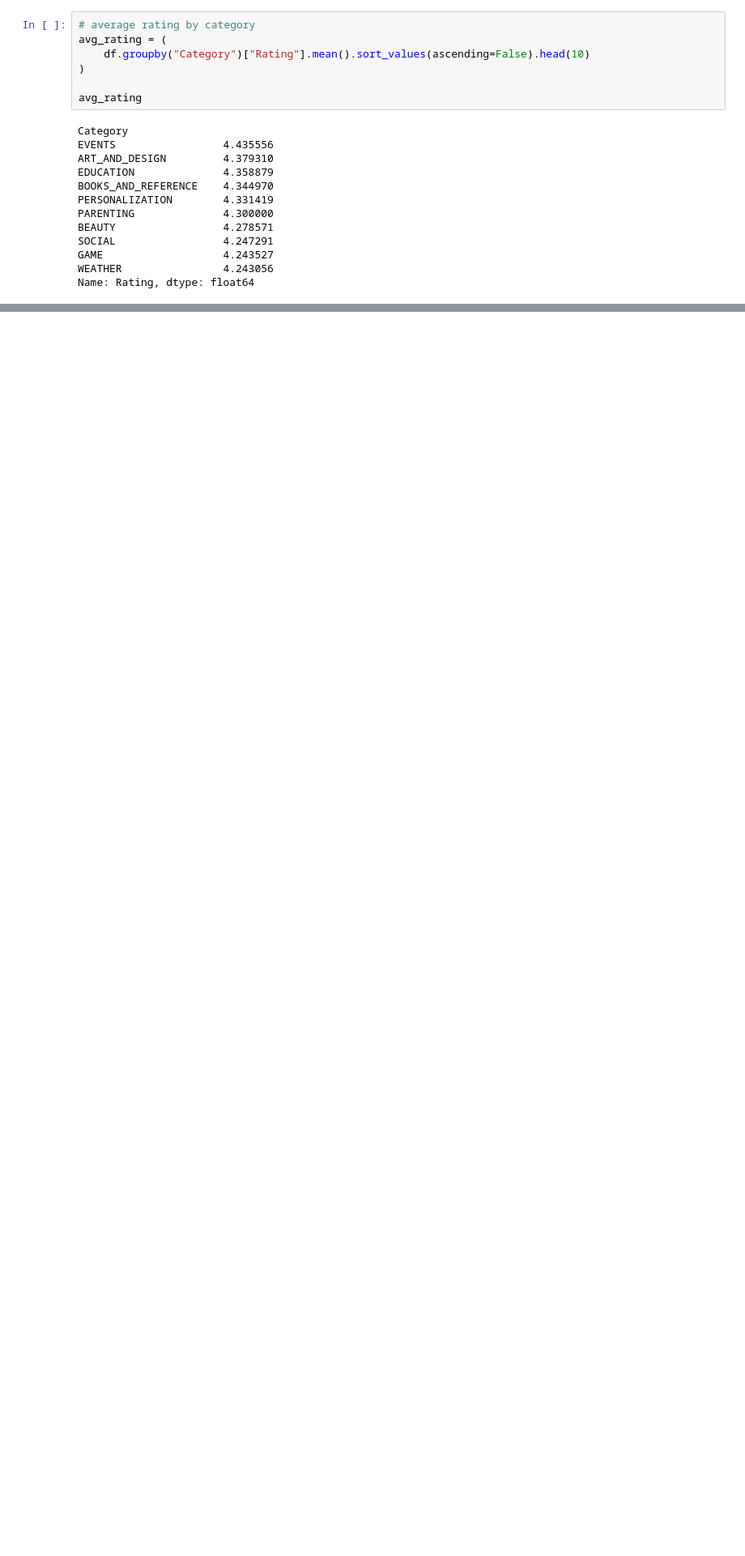
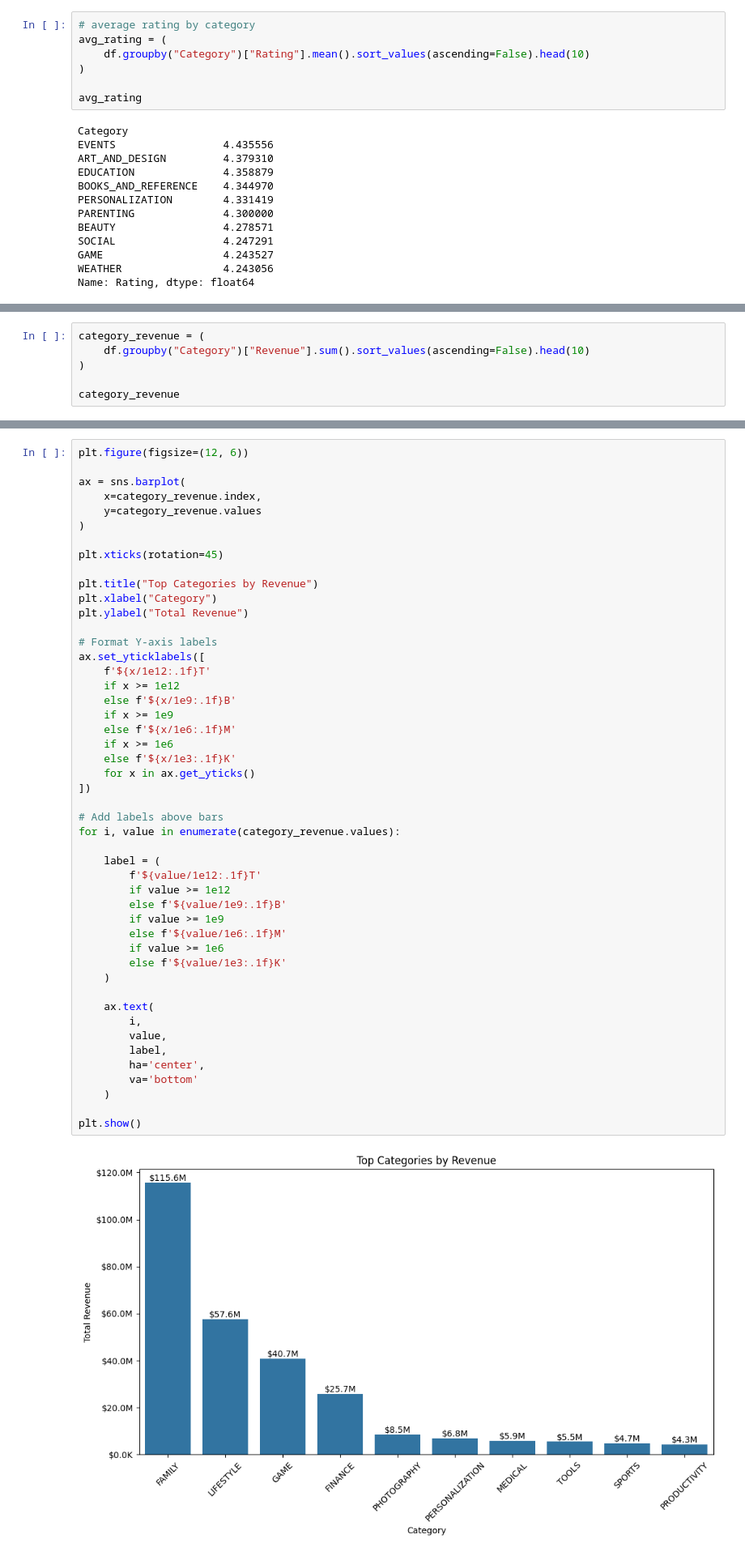
Before and after one commit to OmChauhan07/Google_Play_Store_Data_Analytics, a Jupyter notebook: Notebooks/EDA_and_Visualiation_Preprocessing.ipynb, the cells around one changed output, grey strips where cells are left out. Shown at 81% size. Cells and saved outputs as stored; diff of their text form; blank space fills up the shorter version.

```diff
--- a/Notebooks/EDA_and_Visualiation_Preprocessing.ipynb
+++ b/Notebooks/EDA_and_Visualiation_Preprocessing.ipynb
@@ -231,3 +232,9 @@ plt.ylabel("Average Rating")
 plt.show()
 # %% [output]
 [figure]
+# %%
+category_revenue = (
+    df.groupby("Category")["Revenue"].sum().sort_values(ascending=False).head(10)
+)
+
+category_revenue
@@ -233,0 +254,50 @@ plt.show()
+# %%
+plt.figure(figsize=(12, 6))
+
+ax = sns.barplot(
+    x=category_revenue.index,
+    y=category_revenue.values
+)
+
+plt.xticks(rotation=45)
+
+plt.title("Top Categories by Revenue")
+plt.xlabel("Category")
+plt.ylabel("Total Revenue")
+
+# Format Y-axis labels
+ax.set_yticklabels([
+    f'${x/1e12:.1f}T'
+    if x >= 1e12
+    else f'${x/1e9:.1f}B'
+    if x >= 1e9
+    else f'${x/1e6:.1f}M'
+    if x >= 1e6
+    else f'${x/1e3:.1f}K'
+    for x in ax.get_yticks()
+])
+
+# Add labels above bars
+for i, value in enumerate(category_revenue.values):
+
+    label = (
+        f'${value/1e12:.1f}T'
+        if value >= 1e12
+        else f'${value/1e9:.1f}B'
+        if value >= 1e9
+        else f'${value/1e6:.1f}M'
+        if value >= 1e6
+        else f'${value/1e3:.1f}K'
+    )
+
+    ax.text(
+        i,
+        value,
+        label,
+        ha='center',
+        va='bottom'
+    )
+
+plt.show()
+# %% [output]
+[figure, added]
```
Also changed, not shown: parts of 16 cells of this notebook.
